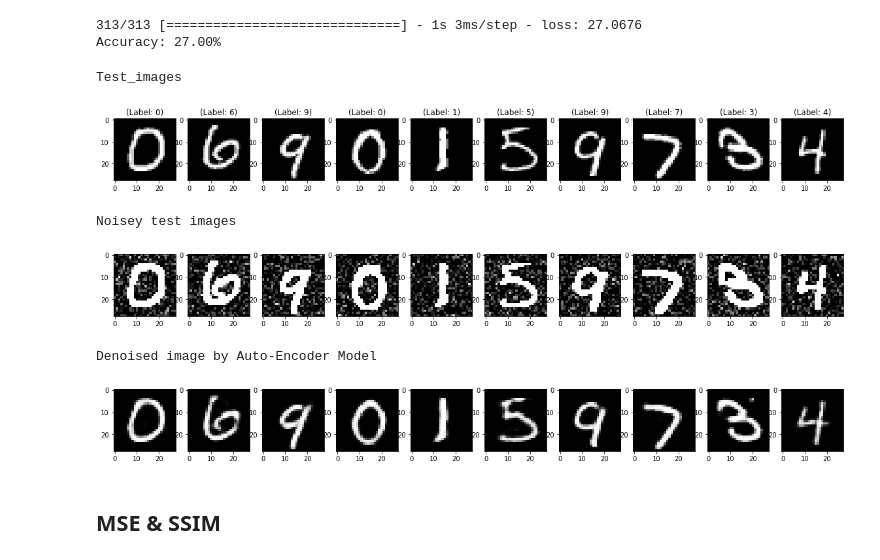
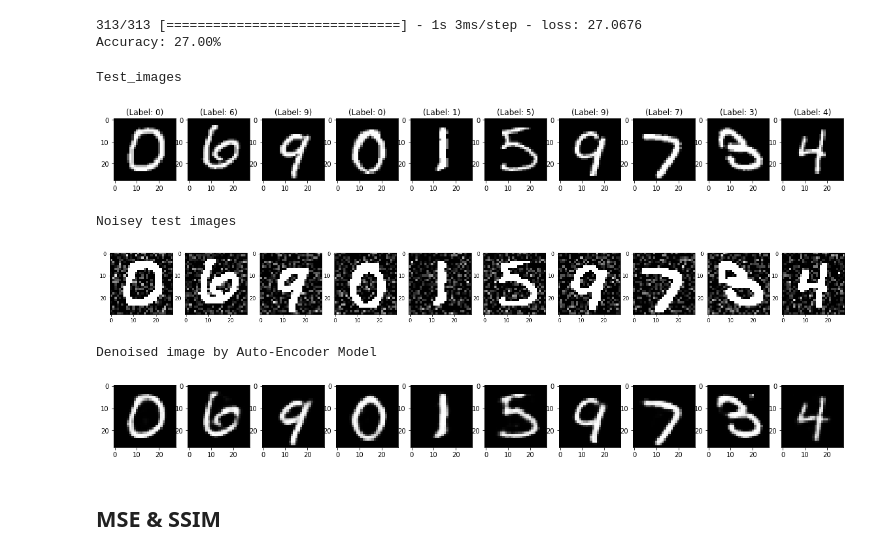
Before and after one commit to Abhijeetghadge/ITNPAI1_Abhijeet_3022255, a Jupyter notebook: Task A(Colort).ipynb, the cells around one changed output. Saved outputs shown, nothing was run; the diff lists cells and outputs as text; code cells hidden in the pictures.

```diff
--- a/Task A(Colort).ipynb
+++ b/Task A(Colort).ipynb
@@ -39,20 +39,3 @@ print(plt.imshow(noisy_img))
 (321, 481, 3)
 AxesImage(10.8,27.8;698.4x317.823)
 [figure]
-# %%
-kernel = np.ones((5,5),np.float32)/25
-dst = cv2.filter2D(orignal_img,-1,kernel)
-
-
-blur = cv2.blur(noisy_img,(5,5))
-
-
-
-
-plt.subplot(1,2,1), plt.imshow(noisy_img),plt.title('Noisy Image')
-
-plt.subplot(1,2,2), plt.imshow(blur),plt.title('Denoised Image')
-plt.xticks([]), plt.yticks([])
-plt.show()
-# Adjust figure sizes
-plt.rcParams['figure.figsize'] = [10,5]
@@ -245,35 +235,35 @@ model_pred = denoised_model.predict(X_test_noisy)
 # %%
 X_test = np.reshape(X_test, (10000,28,28)) *255
 pred = np.reshape(model_pred, (10000,28,28)) *255
 X_test_noise = np.reshape(X_test_noise, (-1,28,28)) *255
 
 plt.figure(figsize=(20, 4))
 print("Test_images")
 for i in range(10,20,1):
     plt.subplot(2, 10, i+1)
     plt.imshow(X_test[i,:,:], cmap='gray')
     curr_lbl = y_test[i]
     plt.title("(Label: " + str(curr_lbl) + ")")
 plt.show()
 
-plt.figure(figsize=(20, 4))
+plt.figure(figsize=(25, 7))
 print("Noisey test images")
 for i in range(10,20,1):
     plt.subplot(2, 10, i+1)
     plt.imshow(X_test_noise[i,:,:], cmap='gray')
 plt.show()
 
 plt.figure(figsize=(20, 4))
 print("Denoised image by Auto-Encoder Model ")
 for i in range(10,20,1):
     plt.subplot(2, 10, i+1)
     plt.imshow(pred[i,:,:], cmap='gray')
 plt.show()
 # %% [output]
 Test_images
 [figure]
 Noisey test images
-[figure, old version]
+[figure, new version]
 Denoised image by Auto-Encoder Model
 [figure]
 # %% [markdown]
```
Also changed, not shown: parts of 11 cells of this notebook.
